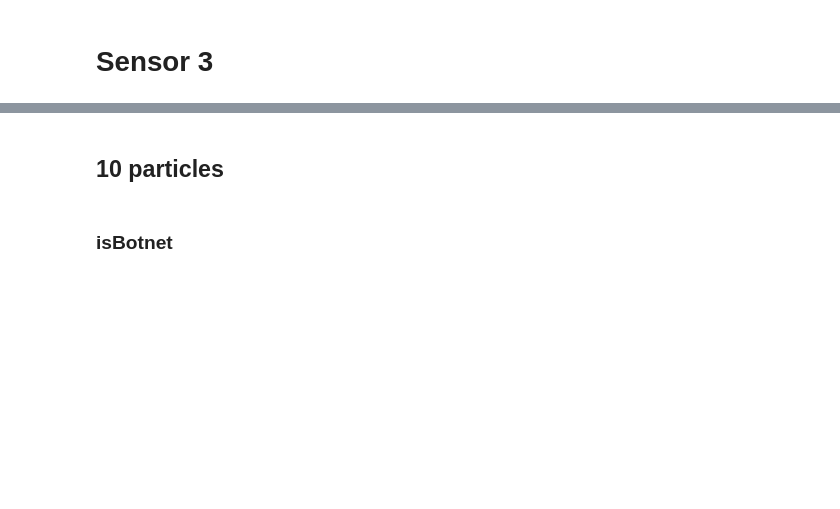
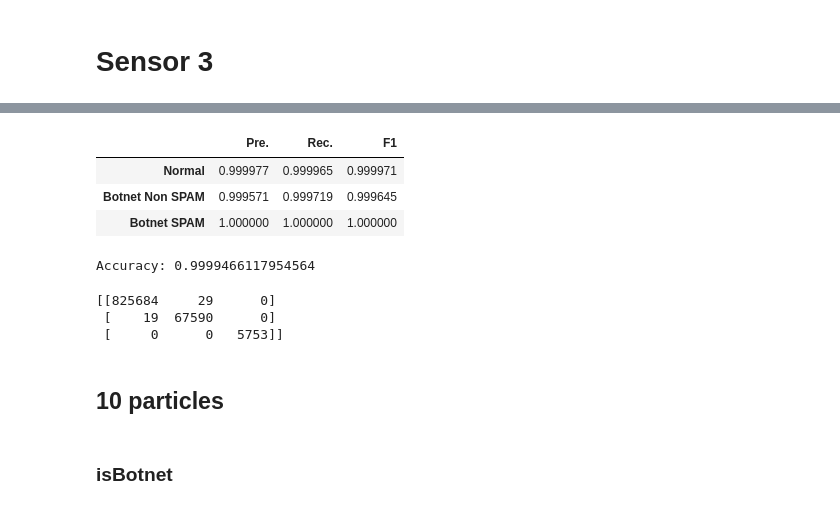
Before and after one commit to azhar416/paper-kbj, a Jupyter notebook: Revise_Experiment/5.Modeling.ipynb, the cells around one changed output, grey strips where cells are left out. Cells and saved outputs as stored; diff of their text form; code cells hidden in the pictures; blank space fills up the shorter version.

```diff
--- a/Revise_Experiment/5.Modeling.ipynb
+++ b/Revise_Experiment/5.Modeling.ipynb
@@ -488,0 +711,3 @@ y_test = sensor3_test['Label']
+# %%
+clf1 = DecisionTreeClassifier(random_state=42)
+clf1.fit(X_selected_botnet, y_botnet)
@@ -488,0 +718,8 @@ y_test = sensor3_test['Label']
+# %%
+selected_features_spam = [1, 1, 1, 1, 1, 1, 1, 1, 1, 1, 1, 1, 1, 1, 1, 1]
+selected_mask_spam = np.array(selected_features_spam, dtype=bool)
+selected_columns_spam = X_spam.columns[selected_mask_spam]
+X_selected_spam = X_spam.loc[:, selected_columns_spam]
+# %%
+clf2 = DecisionTreeClassifier(random_state=42)
+clf2.fit(X_selected_spam, y_spam)
@@ -488,0 +730,4 @@ y_test = sensor3_test['Label']
+# %%
+# Predict botnet SPAM vs non-SPAM
+y_pred = predictionStack(clf1, clf2, X_test, botnet_features=selected_features_botnet, spam_features=selected_features_spam)
+np.savetxt('./Output/sensor3_nobpso_result.txt', y_pred, fmt="%s", delimiter="\n")
@@ -489,3 +749,27 @@ y_test = sensor3_test['Label']
+# %%
+# Eval
+report = classification_report(y_test, y_pred, target_names=['Normal', 'Botnet Non SPAM', 'Botnet SPAM'], output_dict=True)
+df_metrics = pd.DataFrame(report).transpose()
+df_metrics = df_metrics[['precision', 'recall', 'f1-score']].drop(['accuracy', 'macro avg', 'weighted avg'])
+df_metrics = df_metrics.rename(columns={'precision': 'Pre.', 'recall': 'Rec.', 'f1-score': 'F1'})
+df_metrics
+# %% [output]
+|  | Pre. | Rec. | F1 |
+| Normal | 0.999977 | 0.999965 | 0.999971 |
+| Botnet Non SPAM | 0.999571 | 0.999719 | 0.999645 |
+| Botnet SPAM | 1.000000 | 1.000000 | 1.000000 |
+# %%
+accuracy = accuracy_score(y_test, y_pred)
+print("Accuracy:", accuracy)
+# %% [output]
+Accuracy: 0.9999466117954564
+# %%
+matrix = confusion_matrix(y_test, y_pred)
+print(matrix)
+# %% [output]
+[[825684     29      0]
+ [    19  67590      0]
+ [     0      0   5753]]
 # %% [markdown]
 ## 10 particles
 # %% [markdown]
```
Also changed, not shown: parts of 59 cells of this notebook.
